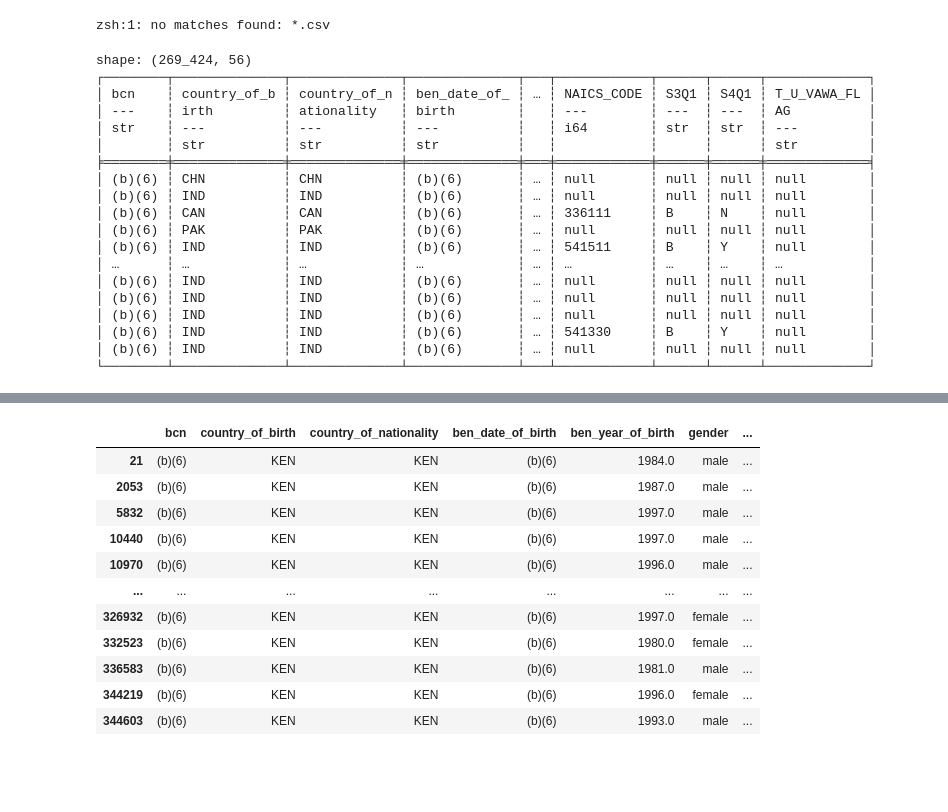
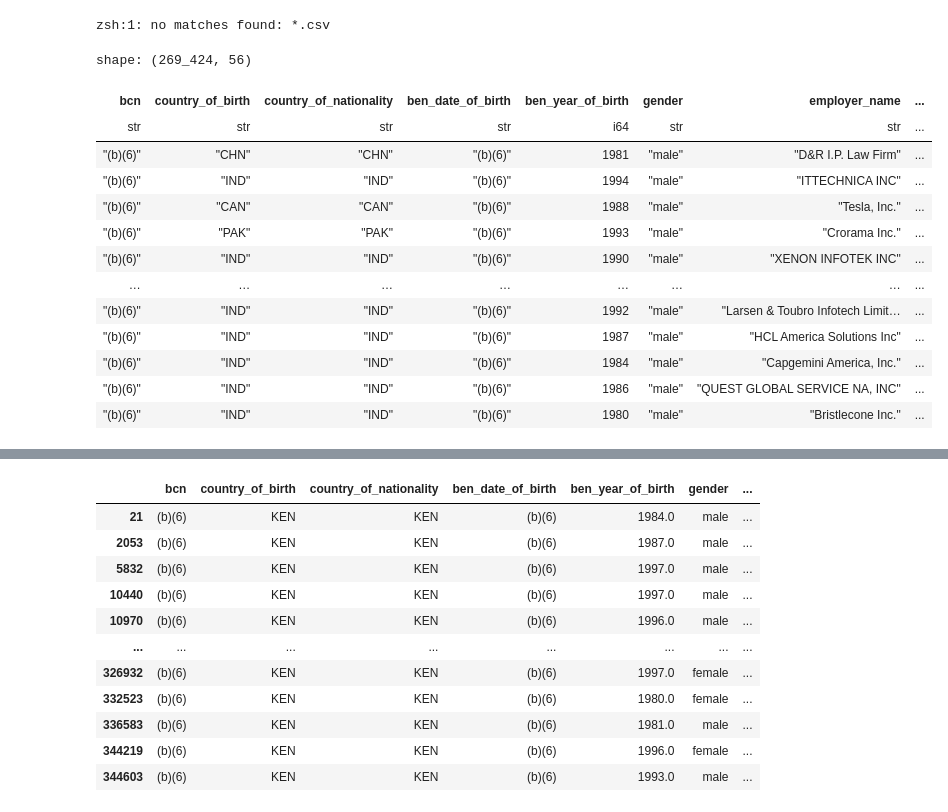
Before and after one commit to LNshuti/h1bs_polars, a Jupyter notebook: explore_h1bdata_withpolars.ipynb, the cells around one changed output, grey strips where cells are left out. Cells and saved outputs as stored; diff of their text form; code cells hidden in the pictures; blank space fills up the shorter version.

```diff
--- a/explore_h1bdata_withpolars.ipynb
+++ b/explore_h1bdata_withpolars.ipynb
@@ -13,26 +13,21 @@ from datetime import datetime,date,time
 # %% [output]
 zsh:1: no matches found: *.csv
 # %%
-TRK_13139_FY2021 = pl.read_csv('TRK_13139_FY2021.csv', ignore_errors=True)
-print(TRK_13139_FY2021)
+TRK_13139_FY2021 = pl.read_csv('data/TRK_13139_FY2021.csv', ignore_errors=True)
+TRK_13139_FY2021
 # %% [output]
 shape: (269_424, 56)
-┌────────┬──────────────┬──────────────┬──────────────┬───┬────────────┬──────┬──────┬─────────────┐
-│ bcn    ┆ country_of_b ┆ country_of_n ┆ ben_date_of_ ┆ … ┆ NAICS_CODE ┆ S3Q1 ┆ S4Q1 ┆ T_U_VAWA_FL │
-│ ---    ┆ irth         ┆ ationality   ┆ birth        ┆   ┆ ---        ┆ ---  ┆ ---  ┆ AG          │
-│ str    ┆ ---          ┆ ---          ┆ ---          ┆   ┆ i64        ┆ str  ┆ str  ┆ ---         │
-│        ┆ str          ┆ str          ┆ str          ┆   ┆            ┆      ┆      ┆ str         │
-╞════════╪══════════════╪══════════════╪══════════════╪═══╪════════════╪══════╪══════╪═════════════╡
-│ (b)(6) ┆ CHN          ┆ CHN          ┆ (b)(6)       ┆ … ┆ null       ┆ null ┆ null ┆ null        │
-│ (b)(6) ┆ IND          ┆ IND          ┆ (b)(6)       ┆ … ┆ null       ┆ null ┆ null ┆ null        │
-│ (b)(6) ┆ CAN          ┆ CAN          ┆ (b)(6)       ┆ … ┆ 336111     ┆ B    ┆ N    ┆ null        │
-│ (b)(6) ┆ PAK          ┆ PAK          ┆ (b)(6)       ┆ … ┆ null       ┆ null ┆ null ┆ null        │
-│ (b)(6) ┆ IND          ┆ IND          ┆ (b)(6)       ┆ … ┆ 541511     ┆ B    ┆ Y    ┆ null        │
-│ …      ┆ …            ┆ …            ┆ …            ┆ … ┆ …          ┆ …    ┆ …    ┆ …           │
-│ (b)(6) ┆ IND          ┆ IND          ┆ (b)(6)       ┆ … ┆ null       ┆ null ┆ null ┆ null        │
-│ (b)(6) ┆ IND          ┆ IND          ┆ (b)(6)       ┆ … ┆ null       ┆ null ┆ null ┆ null        │
-│ (b)(6) ┆ IND          ┆ IND          ┆ (b)(6)       ┆ … ┆ null       ┆ null ┆ null ┆ null        │
-│ (b)(6) ┆ IND          ┆ IND          ┆ (b)(6)       ┆ … ┆ 541330     ┆ B    ┆ Y    ┆ null        │
-│ (b)(6) ┆ IND          ┆ IND          ┆ (b)(6)       ┆ … ┆ null       ┆ null ┆ null ┆ null        │
-└────────┴──────────────┴──────────────┴──────────────┴───┴────────────┴──────┴──────┴─────────────┘
+| bcn | country_of_birth | country_of_nationality | ben_date_of_birth | ben_year_of_birth | gender | employer_name | ... |
+| str | str | str | str | i64 | str | str | ... |
+| "(b)(6)" | "CHN" | "CHN" | "(b)(6)" | 1981 | "male" | "D&R I.P. Law Firm" | ... |
+| "(b)(6)" | "IND" | "IND" | "(b)(6)" | 1994 | "male" | "ITTECHNICA INC" | ... |
+| "(b)(6)" | "CAN" | "CAN" | "(b)(6)" | 1988 | "male" | "Tesla, Inc." | ... |
+| "(b)(6)" | "PAK" | "PAK" | "(b)(6)" | 1993 | "male" | "Crorama Inc." | ... |
+| "(b)(6)" | "IND" | "IND" | "(b)(6)" | 1990 | "male" | "XENON INFOTEK INC" | ... |
+| … | … | … | … | … | … | … | ... |
+| "(b)(6)" | "IND" | "IND" | "(b)(6)" | 1992 | "male" | "Larsen & Toubro Infotech Limit… | ... |
+| "(b)(6)" | "IND" | "IND" | "(b)(6)" | 1987 | "male" | "HCL America Solutions Inc" | ... |
+| "(b)(6)" | "IND" | "IND" | "(b)(6)" | 1984 | "male" | "Capgemini America, Inc." | ... |
+| "(b)(6)" | "IND" | "IND" | "(b)(6)" | 1986 | "male" | "QUEST GLOBAL SERVICE NA, INC" | ... |
+| "(b)(6)" | "IND" | "IND" | "(b)(6)" | 1980 | "male" | "Bristlecone Inc." | ... |
 # %%
```
Also changed, not shown: parts of 5 cells of this notebook, 7 other files.
